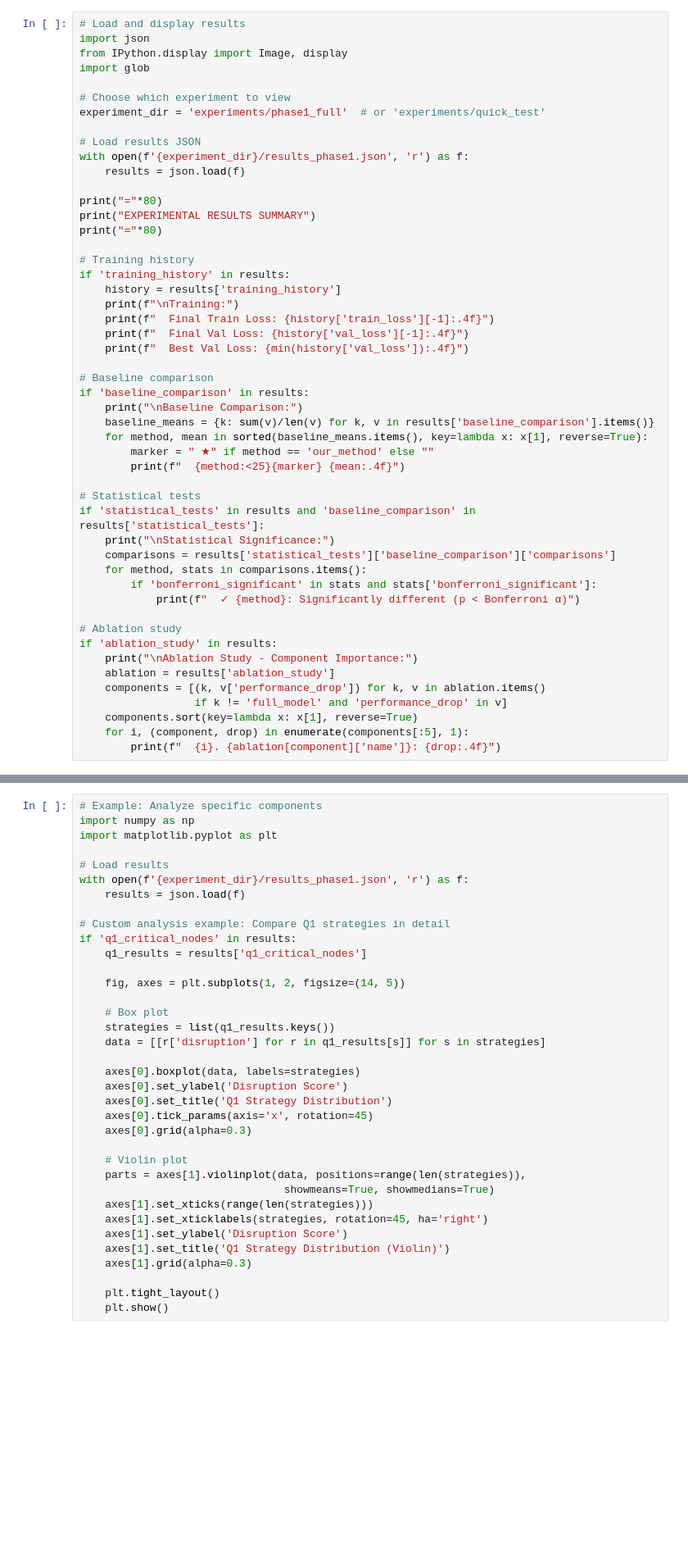
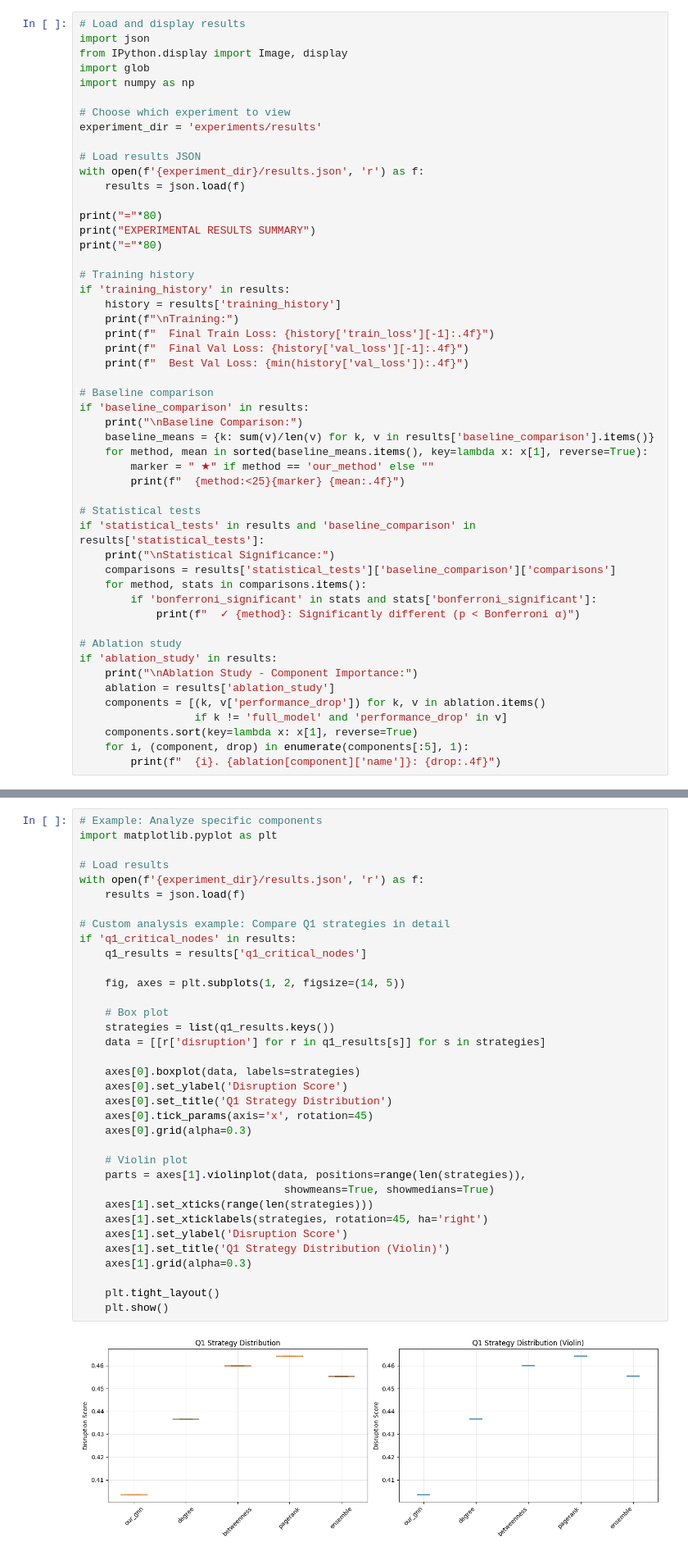
Before and after one commit to Navy10021/terrorist-network-gnn, a Jupyter notebook: notebooks/terrorist_network_gnn_demo.ipynb, the cells around one changed output, grey strips where cells are left out. Shown at 82% size. Drawn from its saved outputs; the diff is of its cells as text; blank space fills up the shorter version.

```diff
--- a/notebooks/terrorist_network_gnn_demo.ipynb
+++ b/notebooks/terrorist_network_gnn_demo.ipynb
@@ -237,12 +277,13 @@ Epoch 005/50 | Train Loss: 2.5674 | Val Loss: 3.3567 | Link: 1.3927 | Contrast:
 import json
 from IPython.display import Image, display
 import glob
+import numpy as np
 
 # Choose which experiment to view
-experiment_dir = 'experiments/phase1_full'  # or 'experiments/quick_test'
+experiment_dir = 'experiments/results'
 
 # Load results JSON
-with open(f'{experiment_dir}/results_phase1.json', 'r') as f:
+with open(f'{experiment_dir}/results.json', 'r') as f:
     results = json.load(f)
 
 print("="*80)
@@ -315,37 +412,38 @@ files.download(f'{zip_filename}.zip')
 ## 7. Advanced: Custom Analysis
 # %%
 # Example: Analyze specific components
-import numpy as np
 import matplotlib.pyplot as plt
 
 # Load results
-with open(f'{experiment_dir}/results_phase1.json', 'r') as f:
+with open(f'{experiment_dir}/results.json', 'r') as f:
     results = json.load(f)
 
 # Custom analysis example: Compare Q1 strategies in detail
 if 'q1_critical_nodes' in results:
     q1_results = results['q1_critical_nodes']
 
     fig, axes = plt.subplots(1, 2, figsize=(14, 5))
 
     # Box plot
     strategies = list(q1_results.keys())
     data = [[r['disruption'] for r in q1_results[s]] for s in strategies]
 
     axes[0].boxplot(data, labels=strategies)
     axes[0].set_ylabel('Disruption Score')
     axes[0].set_title('Q1 Strategy Distribution')
     axes[0].tick_params(axis='x', rotation=45)
     axes[0].grid(alpha=0.3)
 
     # Violin plot
     parts = axes[1].violinplot(data, positions=range(len(strategies)),
                                 showmeans=True, showmedians=True)
     axes[1].set_xticks(range(len(strategies)))
     axes[1].set_xticklabels(strategies, rotation=45, ha='right')
     axes[1].set_ylabel('Disruption Score')
     axes[1].set_title('Q1 Strategy Distribution (Violin)')
     axes[1].grid(alpha=0.3)
 
     plt.tight_layout()
     plt.show()
+# %% [output]
+[figure, added]
```
Also changed, not shown: parts of 13 cells of this notebook.
